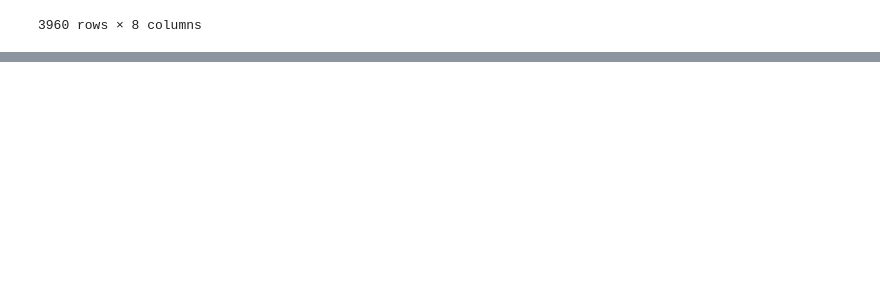
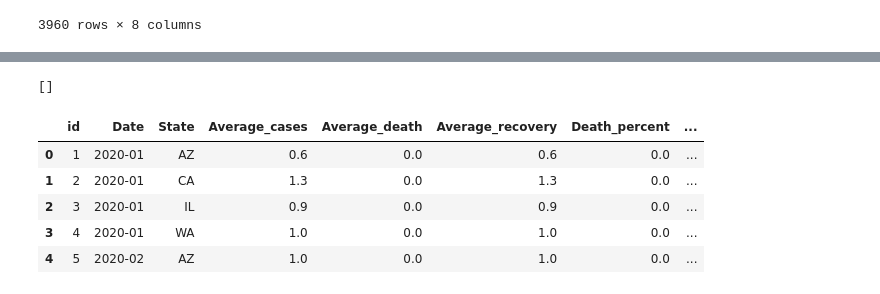
Before and after one commit to lazambrano/Project_2_COVID-19, a Jupyter notebook: analysis.ipynb, the cells around one changed output, grey strips where cells are left out. Cells and saved outputs as stored; diff of their text form; code cells hidden in the pictures; blank space fills up the shorter version.

```diff
--- a/analysis.ipynb
+++ b/analysis.ipynb
@@ -374,0 +379,5 @@ ValueError: cannot infer type for <class 'NoneType'>
+# %%
+inspector = inspect(engine)
+inspector.get_table_names()
+# %% [output]
+[]
@@ -375 +499,11 @@ ValueError: cannot infer type for <class 'NoneType'>
+# %%
+covidTL = pd.read_sql('select * from monthly', engine)
+covidTL.head()
+# %% [output]
+|  | id | Date | State | Average_cases | Average_death | Average_recovery | Death_percent | ... |
+| 0 | 1 | 2020-01 | AZ | 0.6 | 0.0 | 0.6 | 0.0 | ... |
+| 1 | 2 | 2020-01 | CA | 1.3 | 0.0 | 1.3 | 0.0 | ... |
+| 2 | 3 | 2020-01 | IL | 0.9 | 0.0 | 0.9 | 0.0 | ... |
+| 3 | 4 | 2020-01 | WA | 1.0 | 0.0 | 1.0 | 0.0 | ... |
+| 4 | 5 | 2020-02 | AZ | 1.0 | 0.0 | 1.0 | 0.0 | ... |
 # %%
```
Also changed, not shown: parts of 14 cells of this notebook, 7 other files.
